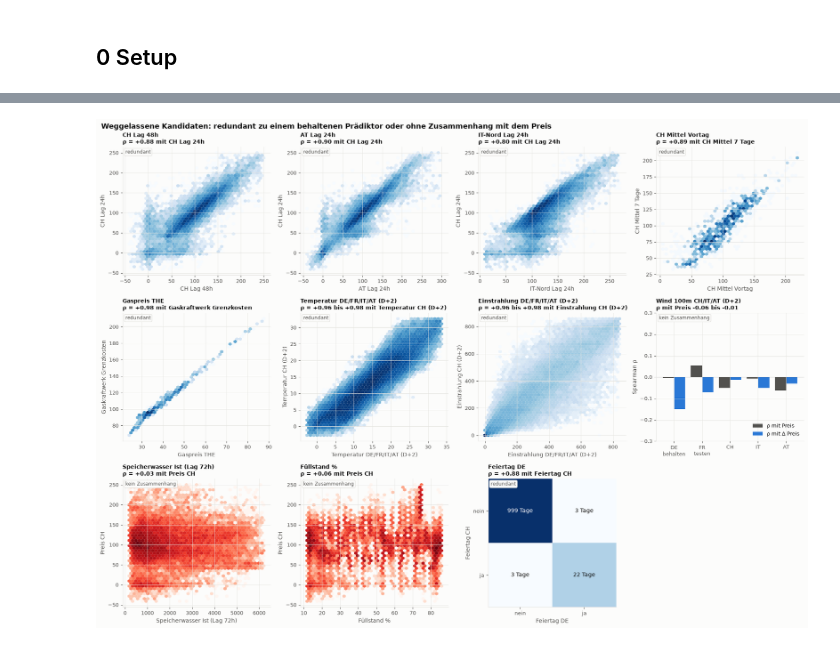
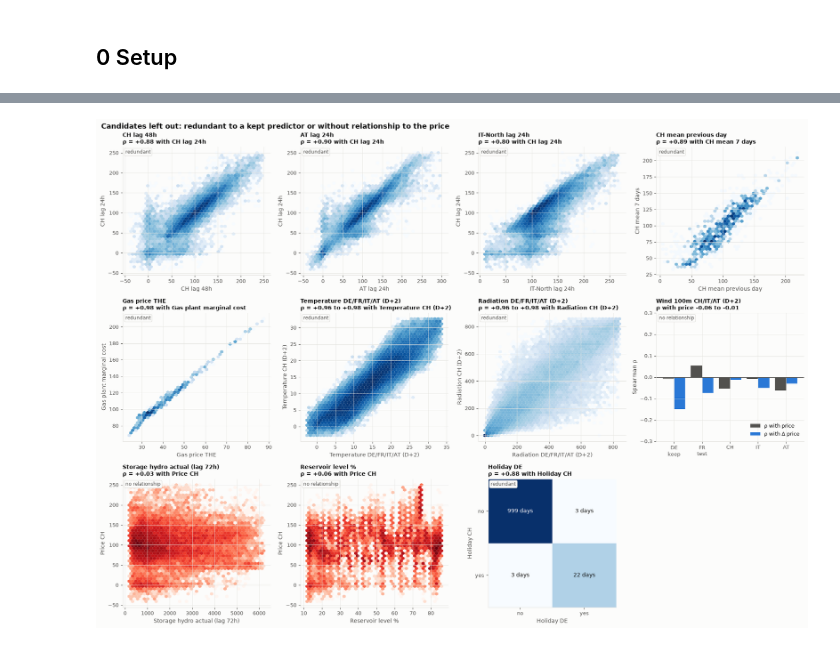
Before and after one commit to aaron04648/AI-EMS, a Jupyter notebook: notebooks/02_data_preparation.ipynb, the cells around one changed output, grey strips where cells are left out. Cells and saved outputs as stored; diff of their text form; code cells hidden in the pictures.

```diff
--- a/notebooks/02_data_preparation.ipynb
+++ b/notebooks/02_data_preparation.ipynb
@@ -559,19 +559,19 @@ Temperatur und Einstrahlung der vier Nachbarländer stehen gemeinsam in je einem
 # %%
 FOREIGN = ("DE", "FR", "IT", "AT")
-DROP_PANELS = {  # Titel: (Kandidaten, Vergleichsgrösse, Art)
-    "CH Lag 48h": (["CH Lag 48h"], "CH Lag 24h", "redundant"),
-    "AT Lag 24h": (["AT Lag 24h"], "CH Lag 24h", "redundant"),
-    "IT-Nord Lag 24h": (["IT-Nord Lag 24h"], "CH Lag 24h", "redundant"),
-    "CH Mittel Vortag": (["CH Mittel Vortag"], "CH Mittel 7 Tage", "redundant"),
-    "Gaspreis THE": (["Gaspreis THE"], "Gaskraftwerk Grenzkosten", "redundant"),
-    "Temperatur DE/FR/IT/AT (D+2)": ([f"Temperatur {c} (D+2)" for c in FOREIGN], "Temperatur CH (D+2)", "redundant"),
-    "Einstrahlung DE/FR/IT/AT (D+2)": ([f"Einstrahlung {c} (D+2)" for c in FOREIGN], "Einstrahlung CH (D+2)", "redundant"),
-    "Wind 100m CH/IT/AT (D+2)": ([f"Wind 100m {c} (D+2)" for c in ("CH", "IT", "AT")], dp.TARGET, "Wind je Land"),
-    "Speicherwasser Ist (Lag 72h)": (["Speicherwasser Ist (Lag 72h)"], dp.TARGET, "kein Zusammenhang"),
-    "Füllstand %": (["Füllstand %"], dp.TARGET, "kein Zusammenhang"),
-    "Feiertag DE": (["Feiertag DE"], "Feiertag CH", "redundant"),
+DROP_PANELS = {  # title: (candidates, reference, kind)
+    "CH lag 48h": (["CH lag 48h"], "CH lag 24h", "redundant"),
+    "AT lag 24h": (["AT lag 24h"], "CH lag 24h", "redundant"),
+    "IT-North lag 24h": (["IT-North lag 24h"], "CH lag 24h", "redundant"),
+    "CH mean previous day": (["CH mean previous day"], "CH mean 7 days", "redundant"),
+    "Gas price THE": (["Gas price THE"], "Gas plant marginal cost", "redundant"),
+    "Temperature DE/FR/IT/AT (D+2)": ([f"Temperature {c} (D+2)" for c in FOREIGN], "Temperature CH (D+2)", "redundant"),
+    "Radiation DE/FR/IT/AT (D+2)": ([f"Radiation {c} (D+2)" for c in FOREIGN], "Radiation CH (D+2)", "redundant"),
+    "Wind 100m CH/IT/AT (D+2)": ([f"Wind 100m {c} (D+2)" for c in ("CH", "IT", "AT")], dp.TARGET, "wind per country"),
+    "Storage hydro actual (lag 72h)": (["Storage hydro actual (lag 72h)"], dp.TARGET, "no relationship"),
+    "Reservoir level %": (["Reservoir level %"], dp.TARGET, "no relationship"),
+    "Holiday DE": (["Holiday DE"], "Holiday CH", "redundant"),
 }
-KIND_COLOR = {"redundant": "Blues", "kein Zusammenhang": "Reds"}
+KIND_COLOR = {"redundant": "Blues", "no relationship": "Reds"}
 
 
 def tag(ax, text):
@@ -582,28 +582,28 @@ def tag(ax, text):
 fig, axes = plt.subplots(3, 4, figsize=(18, 13))
 for ax, (title, (feats_, ref, kind)) in zip(axes.flat, DROP_PANELS.items()):
     rhos = [corr.loc[f, ref] for f in feats_]
-    rho_txt = f"{rhos[0]:+.2f}" if len(rhos) == 1 else f"{min(rhos):+.2f} bis {max(rhos):+.2f}"
-    if kind == "Wind je Land":
+    rho_txt = f"{rhos[0]:+.2f}" if len(rhos) == 1 else f"{min(rhos):+.2f} to {max(rhos):+.2f}"
+    if kind == "wind per country":
         winds = [f"Wind 100m {c} (D+2)" for c in ("DE", "FR", "CH", "IT", "AT")]
-        labels = ["DE\nbehalten", "FR\ntesten", "CH", "IT", "AT"]
+        labels = ["DE\nkeep", "FR\ntest", "CH", "IT", "AT"]
         x = np.arange(len(winds))
-        ax.bar(x - 0.2, corr.loc[winds, dp.TARGET], width=0.4, color=INK_2, label="ρ mit Preis")
-        ax.bar(x + 0.2, corr.loc[winds, dp.TARGET_DELTA], width=0.4, color=COLORS[0], label="ρ mit Δ Preis")
+        ax.bar(x - 0.2, corr.loc[winds, dp.TARGET], width=0.4, color=INK_2, label="ρ with price")
+        ax.bar(x + 0.2, corr.loc[winds, dp.TARGET_DELTA], width=0.4, color=COLORS[0], label="ρ with Δ price")
         ax.axhline(0, color=INK_2, linewidth=0.8)
         ax.set_xticks(x, labels)
         ax.set_ylim(-0.3, 0.3)
         ax.set_ylabel("Spearman ρ")
         ax.legend(loc="lower right")
-        ax.set_title(f"{title}\nρ mit Preis {rho_txt}", fontsize=10)
-        tag(ax, "kein Zusammenhang")
+        ax.set_title(f"{title}\nρ with price {rho_txt}", fontsize=10)
+        tag(ax, "no relationship")
         continue
     d = pd.concat([candidates[[f, ref]].set_axis(["x", "y"], axis=1) for f in feats_]).dropna()
-    if d["x"].nunique() <= 2:  # binär: Kreuztabelle
-        tab = pd.crosstab(d["y"].map({0: "nein", 1: "ja"}), d["x"].map({0: "nein", 1: "ja"})) / 24
-        tab = tab.loc[["nein", "ja"], ["nein", "ja"]]
+    if d["x"].nunique() <= 2:  # binary: cross table
+        tab = pd.crosstab(d["y"].map({0: "no", 1: "yes"}), d["x"].map({0: "no", 1: "yes"})) / 24
+        tab = tab.loc[["no", "yes"], ["no", "yes"]]
         ax.imshow(np.log1p(tab.to_numpy()), cmap=KIND_COLOR[kind])
         for (i, j), v in np.ndenumerate(tab.to_numpy()):
-            ax.text(j, i, f"{v:,.0f} Tage", ha="center", va="center", fontsize=10,
+            ax.text(j, i, f"{v:,.0f} days", ha="center", va="center", fontsize=10,
                     color="white" if v > 100 else INK)
         ax.set_xticks([0, 1], tab.columns)
         ax.set_yticks([0, 1], tab.index)
@@ -614,17 +614,17 @@ for ax, (title, (feats_, ref, kind)) in zip(axes.flat, DROP_PANELS.items()):
         ax.hexbin(d["x"], d["y"], gridsize=40, bins="log", cmap=KIND_COLOR[kind], mincnt=1, linewidths=0)
     ax.set_xlabel(title)
     ax.set_ylabel(ref)
-    ax.set_title(f"{title}\nρ = {rho_txt} mit {ref}", fontsize=10)
+    ax.set_title(f"{title}\nρ = {rho_txt} with {ref}", fontsize=10)
     tag(ax, kind)
 for ax in axes.flat[len(DROP_PANELS):]:
     ax.axis("off")
-fig.suptitle("Weggelassene Kandidaten: redundant zu einem behaltenen Prädiktor oder ohne Zusammenhang mit dem Preis",
+fig.suptitle("Candidates left out: redundant to a kept predictor or without relationship to the price",
              x=0.01, ha="left", fontsize=13, fontweight="bold", color=INK)
-save(fig, "05_weggelassene_praediktoren.png")
-pd.DataFrame({"Vergleich mit": {f: (dp.TARGET if f in dp.GROUPS["Wetter CH (D+2)"] + dp.GROUPS["Wetter Ausland (D+2)"]
-                                    and "Wind" in f else r) for _, (fs, r, _) in DROP_PANELS.items() for f in fs},
-              "ρ mit Preis": {f: corr.loc[f, dp.TARGET] for fs, _, _ in DROP_PANELS.values() for f in fs},
-              "ρ mit Δ Preis": {f: corr.loc[f, dp.TARGET_DELTA] for fs, _, _ in DROP_PANELS.values() for f in fs},
-              "ρ mit Vergleich": {f: corr.loc[f, r] for fs, r, _ in DROP_PANELS.values() for f in fs},
-              }).style.format({"ρ mit Preis": "{:+.2f}", "ρ mit Δ Preis": "{:+.2f}", "ρ mit Vergleich": "{:+.2f}"})
+save(fig, "05_dropped_predictors.png")
+rows = {f: r for fs, r, _ in DROP_PANELS.values() for f in fs}
+pd.DataFrame({"Compared with": rows,
+              "ρ with price": {f: corr.loc[f, dp.TARGET] for f in rows},
+              "ρ with Δ price": {f: corr.loc[f, dp.TARGET_DELTA] for f in rows},
+              "ρ with reference": {f: corr.loc[f, r] for f, r in rows.items()},
+              }).style.format({"ρ with price": "{:+.2f}", "ρ with Δ price": "{:+.2f}", "ρ with reference": "{:+.2f}"})
 # %% [output]
@@ -648 +648 @@ pd.DataFrame({"Vergleich mit": {f: (dp.TARGET if f in dp.GROUPS["Wetter CH (D+2)
-[figure, old version]
+[figure, new version]
```
Also changed, not shown: parts of 64 cells of this notebook, 15 other files.
